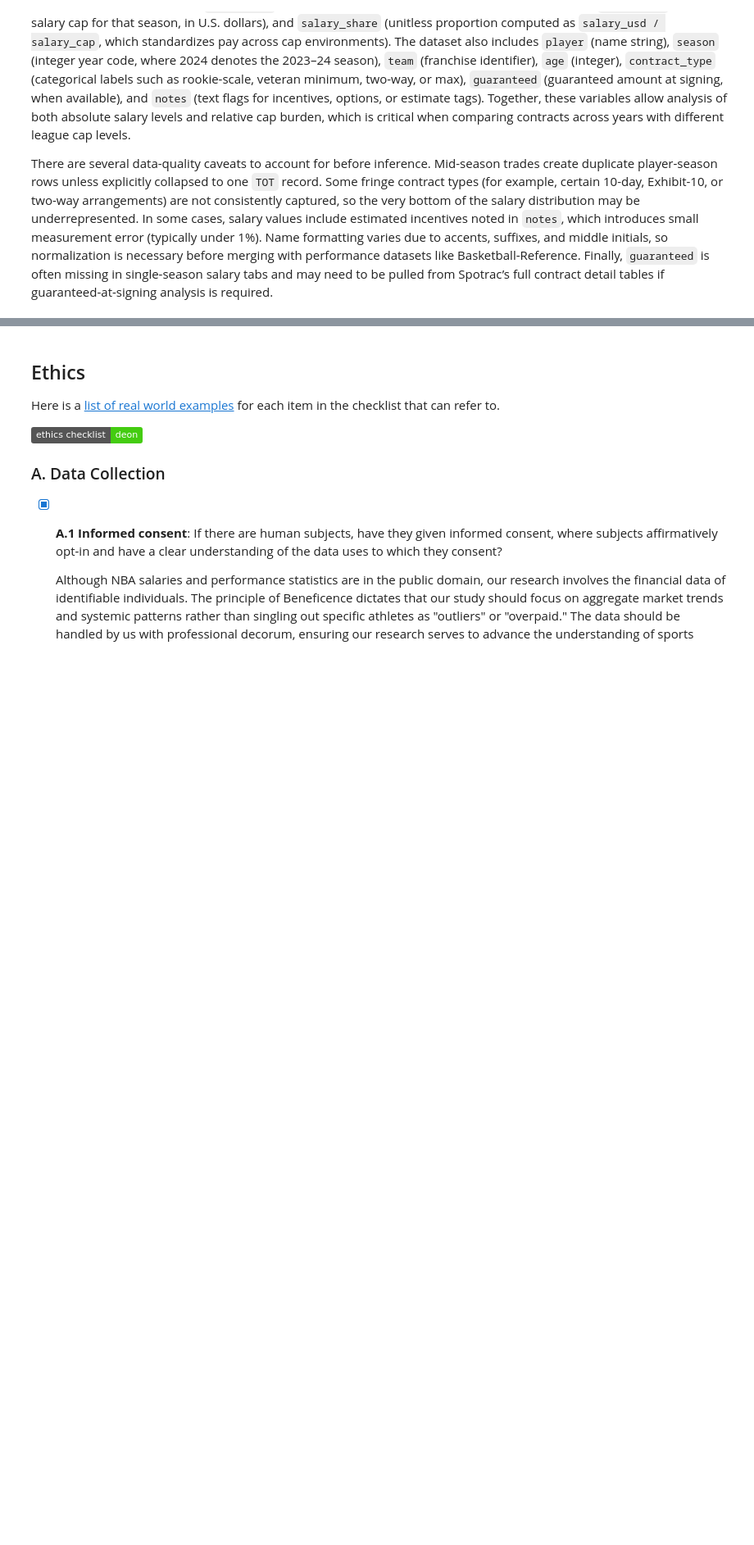
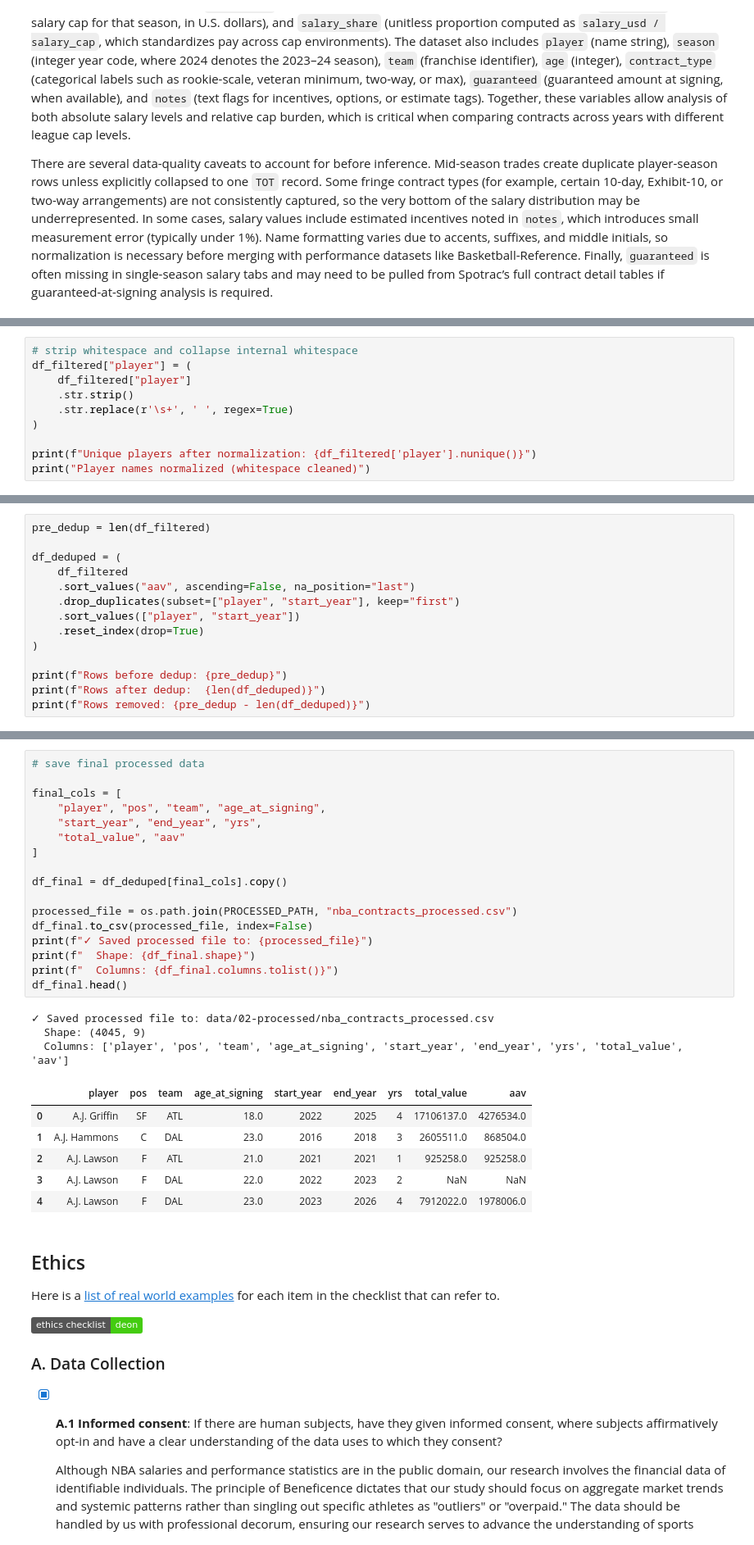
Before and after one commit to COGS108/Group134_WI26, a Jupyter notebook: 01-DataCheckpoint.ipynb, the cells around one changed output, grey strips where cells are left out. Shown at 82% size. Saved outputs shown, nothing was run; the diff lists cells and outputs as text; badges without logos; blank space fills up the shorter version.

```diff
--- a/01-DataCheckpoint.ipynb
+++ b/01-DataCheckpoint.ipynb
@@ -232,0 +711,10 @@ There are several data-quality caveats to account for before inference. Mid-seas
+# %%
+# strip whitespace and collapse internal whitespace
+df_filtered["player"] = (
+    df_filtered["player"]
+    .str.strip()
+    .str.replace(r'\s+', ' ', regex=True)
+)
+
+print(f"Unique players after normalization: {df_filtered['player'].nunique()}")
+print("Player names normalized (whitespace cleaned)")
@@ -232,0 +749,14 @@ There are several data-quality caveats to account for before inference. Mid-seas
+# %%
+pre_dedup = len(df_filtered)
+
+df_deduped = (
+    df_filtered
+    .sort_values("aav", ascending=False, na_position="last")
+    .drop_duplicates(subset=["player", "start_year"], keep="first")
+    .sort_values(["player", "start_year"])
+    .reset_index(drop=True)
+)
+
+print(f"Rows before dedup: {pre_dedup}")
+print(f"Rows after dedup:  {len(df_deduped)}")
+print(f"Rows removed: {pre_dedup - len(df_deduped)}")
@@ -233,3 +844,30 @@ There are several data-quality caveats to account for before inference. Mid-seas
+# %%
+# save final processed data
+
+final_cols = [
+    "player", "pos", "team", "age_at_signing",
+    "start_year", "end_year", "yrs",
+    "total_value", "aav"
+]
+
+df_final = df_deduped[final_cols].copy()
+
+processed_file = os.path.join(PROCESSED_PATH, "nba_contracts_processed.csv")
+df_final.to_csv(processed_file, index=False)
+print(f"✓ Saved processed file to: {processed_file}")
+print(f"  Shape: {df_final.shape}")
+print(f"  Columns: {df_final.columns.tolist()}")
+df_final.head()
+# %% [output]
+✓ Saved processed file to: data/02-processed/nba_contracts_processed.csv
+  Shape: (4045, 9)
+  Columns: ['player', 'pos', 'team', 'age_at_signing', 'start_year', 'end_year', 'yrs', 'total_value', 'aav']
+|  | player | pos | team | age_at_signing | start_year | end_year | yrs | total_value | aav |
+| 0 | A.J. Griffin | SF | ATL | 18.0 | 2022 | 2025 | 4 | 17106137.0 | 4276534.0 |
+| 1 | A.J. Hammons | C | DAL | 23.0 | 2016 | 2018 | 3 | 2605511.0 | 868504.0 |
+| 2 | A.J. Lawson | F | ATL | 21.0 | 2021 | 2021 | 1 | 925258.0 | 925258.0 |
+| 3 | A.J. Lawson | F | DAL | 22.0 | 2022 | 2023 | 2 | NaN | NaN |
+| 4 | A.J. Lawson | F | DAL | 23.0 | 2023 | 2026 | 4 | 7912022.0 | 1978006.0 |
 # %% [markdown]
 ## Ethics
 
```
Also changed, not shown: parts of 29 cells of this notebook.
